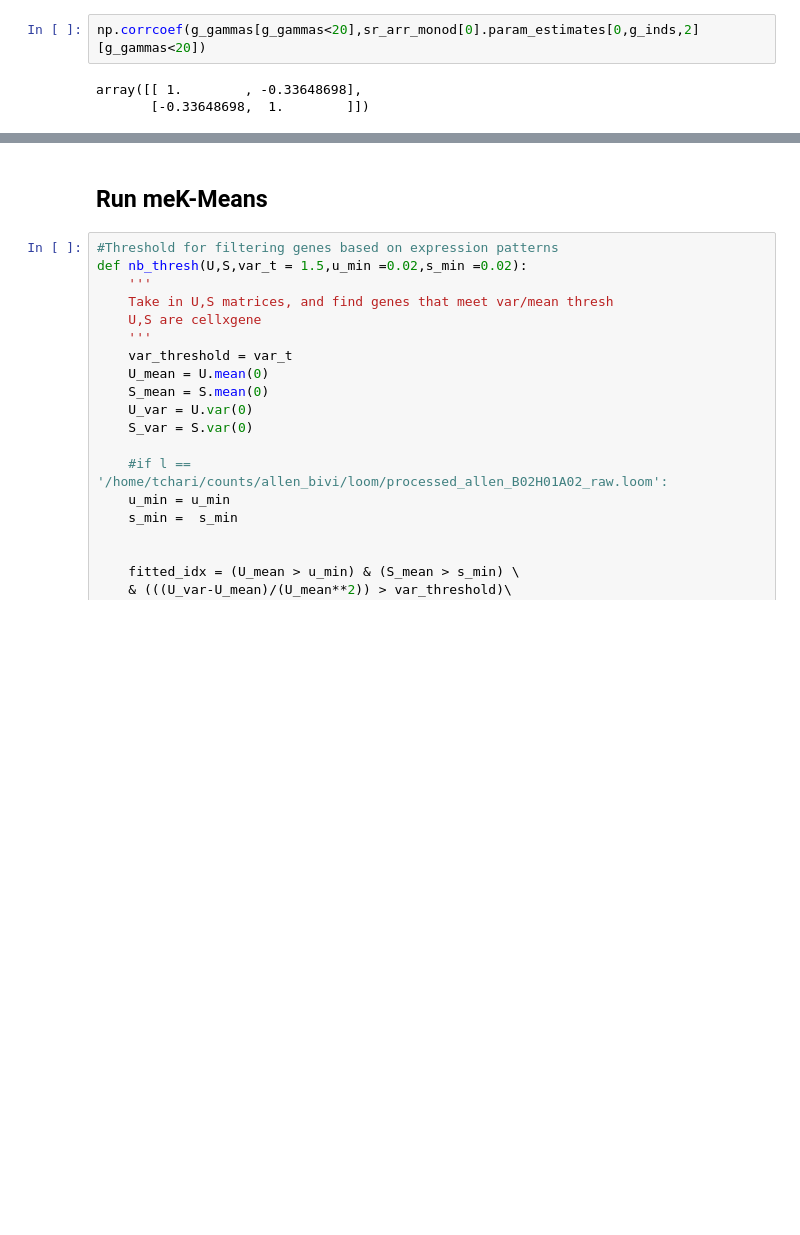
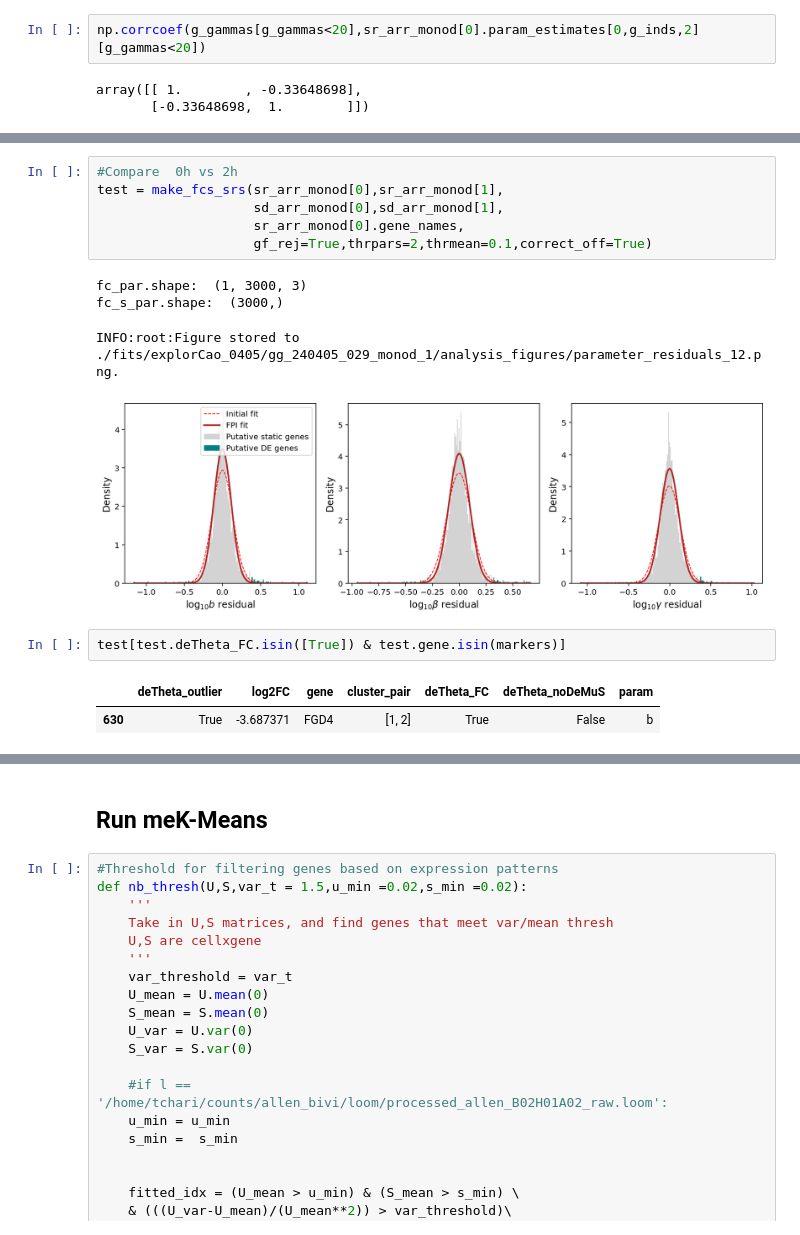
Before and after one commit to tarachari3/perturbCME, a Jupyter notebook: notebooks/20240202_cao_scifate_monod.ipynb, the cells around one changed output, grey strips where cells are left out. Cells and saved outputs as stored; diff of their text form; blank space fills up the shorter version.

```diff
--- a/notebooks/20240202_cao_scifate_monod.ipynb
+++ b/notebooks/20240202_cao_scifate_monod.ipynb
@@ -673,0 +1139,16 @@ array([[ 1.        , -0.33648698],
+# %%
+#Compare  0h vs 2h
+test = make_fcs_srs(sr_arr_monod[0],sr_arr_monod[1],
+                    sd_arr_monod[0],sd_arr_monod[1],
+                    sr_arr_monod[0].gene_names,
+                    gf_rej=True,thrpars=2,thrmean=0.1,correct_off=True)
+# %% [output]
+fc_par.shape:  (1, 3000, 3)
+fc_s_par.shape:  (3000,)
+INFO:root:Figure stored to ./fits/explorCao_0405/gg_240405_029_monod_1/analysis_figures/parameter_residuals_12.png.
+[figure, added]
+# %%
+test[test.deTheta_FC.isin([True]) & test.gene.isin(markers)]
+# %% [output]
+|  | deTheta_outlier | log2FC | gene | cluster_pair | deTheta_FC | deTheta_noDeMuS | param |
+| 630 | True | -3.687371 | FGD4 | [1, 2] | True | False | b |
```
Also changed, not shown: parts of 24 cells of this notebook, 6 other files.
